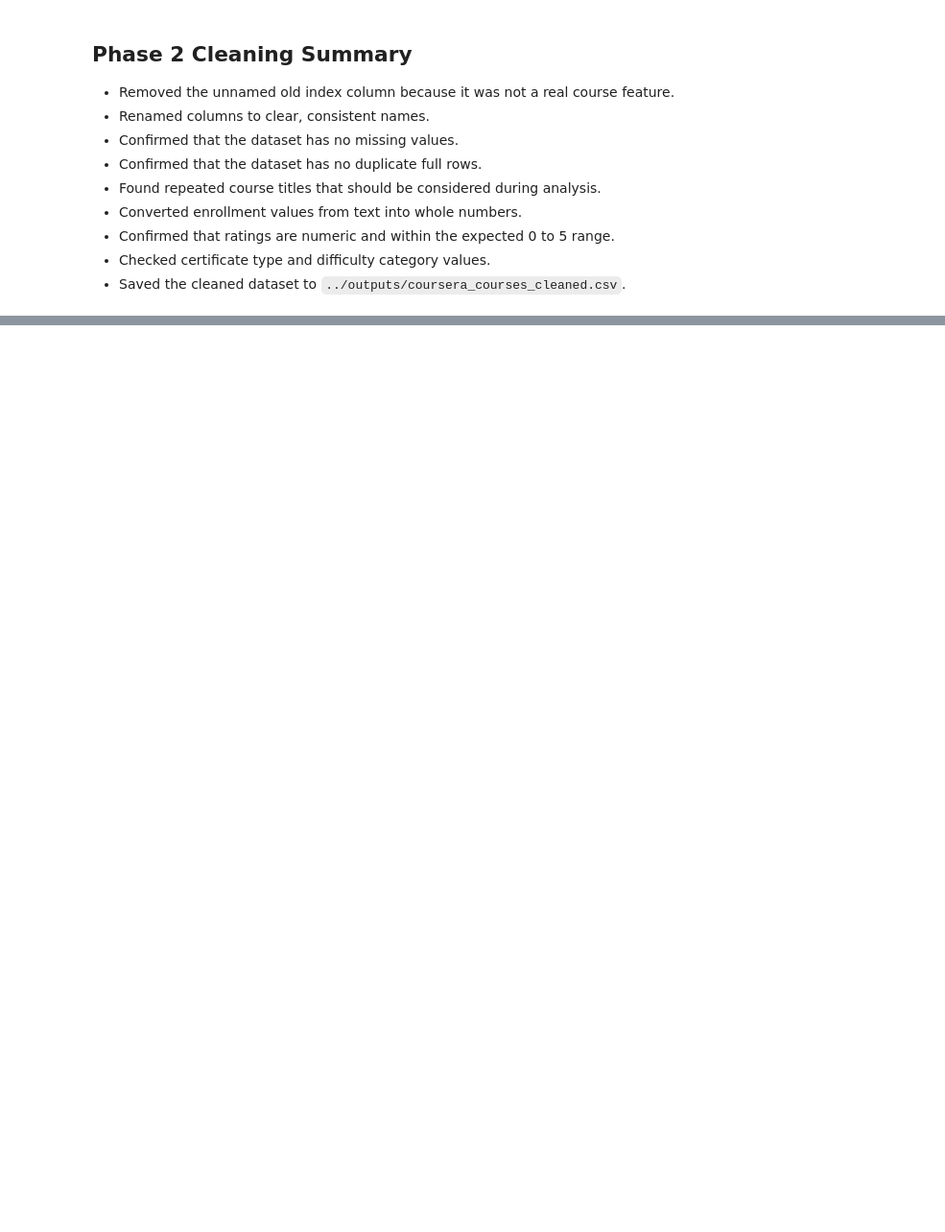
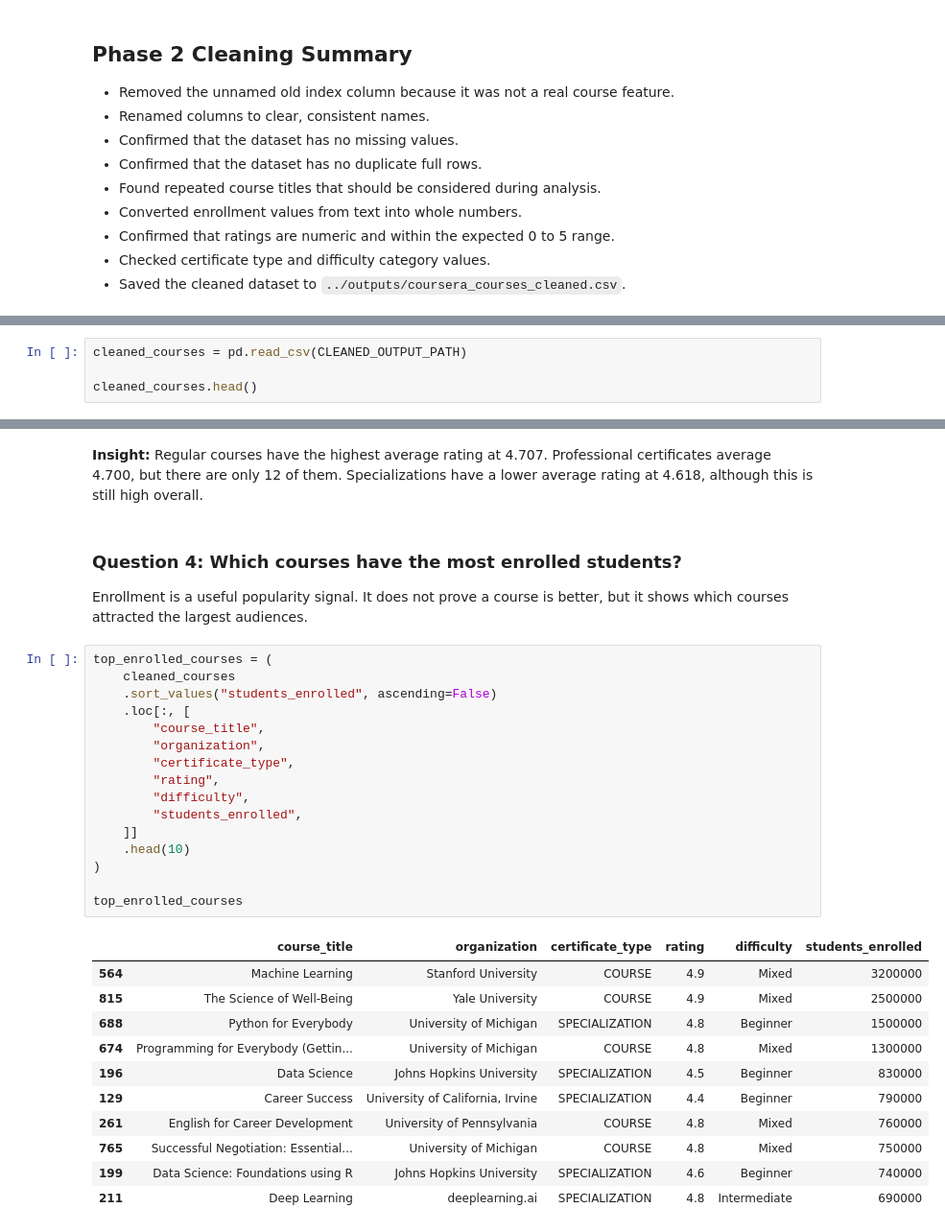
Before and after one commit to LubanaOrin/learn_code, a Jupyter notebook: tasks/Coursera Course Dataset Analysis/notebooks/coursera_course_dataset_analysis.ipynb, the cells around one changed output, grey strips where cells are left out. Shown at 96% size. Cells and saved outputs as stored; diff of their text form; blank space fills up the shorter version.

Commit message:
Add Coursera exploratory data analysis phase

```diff
--- a/tasks/Coursera Course Dataset Analysis/notebooks/coursera_course_dataset_analysis.ipynb
+++ b/tasks/Coursera Course Dataset Analysis/notebooks/coursera_course_dataset_analysis.ipynb
@@ -271,0 +289,4 @@ courses_cleaned.head()
+# %%
+cleaned_courses = pd.read_csv(CLEANED_OUTPUT_PATH)
+
+cleaned_courses.head()
@@ -271,0 +377,34 @@ courses_cleaned.head()
+# %% [markdown]
+**Insight:** Regular courses have the highest average rating at 4.707. Professional certificates average 4.700, but there are only 12 of them. Specializations have a lower average rating at 4.618, although this is still high overall.
+# %% [markdown]
+### Question 4: Which courses have the most enrolled students?
+
+Enrollment is a useful popularity signal. It does not prove a course is better, but it shows which courses attracted the largest audiences.
+# %%
+top_enrolled_courses = (
+    cleaned_courses
+    .sort_values("students_enrolled", ascending=False)
+    .loc[:, [
+        "course_title",
+        "organization",
+        "certificate_type",
+        "rating",
+        "difficulty",
+        "students_enrolled",
+    ]]
+    .head(10)
+)
+
+top_enrolled_courses
+# %% [output]
+|  | course_title | organization | certificate_type | rating | difficulty | students_enrolled |
+| 564 | Machine Learning | Stanford University | COURSE | 4.9 | Mixed | 3200000 |
+| 815 | The Science of Well-Being | Yale University | COURSE | 4.9 | Mixed | 2500000 |
+| 688 | Python for Everybody | University of Michigan | SPECIALIZATION | 4.8 | Beginner | 1500000 |
+| 674 | Programming for Everybody (Gettin... | University of Michigan | COURSE | 4.8 | Mixed | 1300000 |
+| 196 | Data Science | Johns Hopkins University | SPECIALIZATION | 4.5 | Beginner | 830000 |
+| 129 | Career Success | University of California, Irvine | SPECIALIZATION | 4.4 | Beginner | 790000 |
+| 261 | English for Career Development | University of Pennsylvania | COURSE | 4.8 | Mixed | 760000 |
+| 765 | Successful Negotiation: Essential... | University of Michigan | COURSE | 4.8 | Mixed | 750000 |
+| 199 | Data Science: Foundations using R | Johns Hopkins University | SPECIALIZATION | 4.6 | Beginner | 740000 |
+| 211 | Deep Learning | deeplearning.ai | SPECIALIZATION | 4.8 | Intermediate | 690000 |
```
Also changed, not shown: parts of 21 cells of this notebook, 1 other file.
